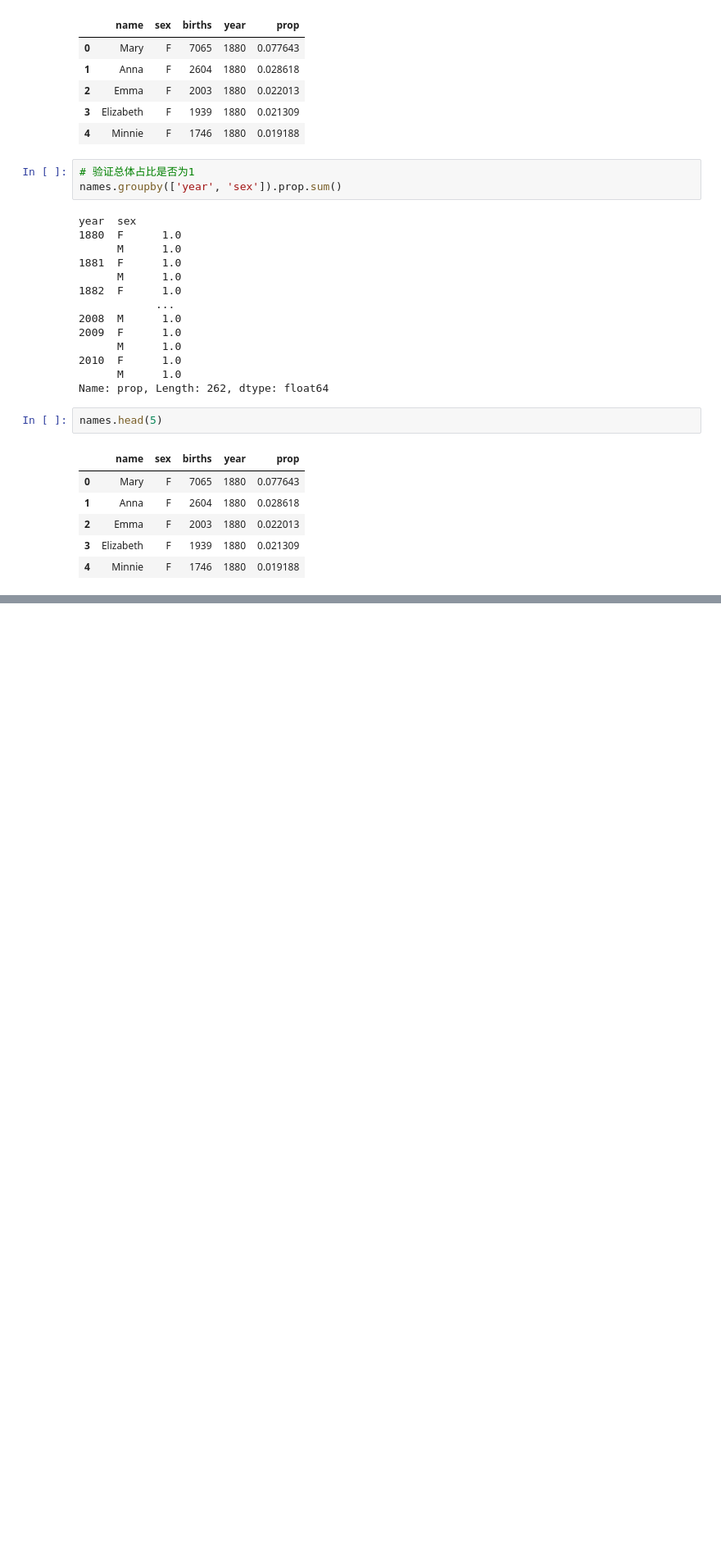
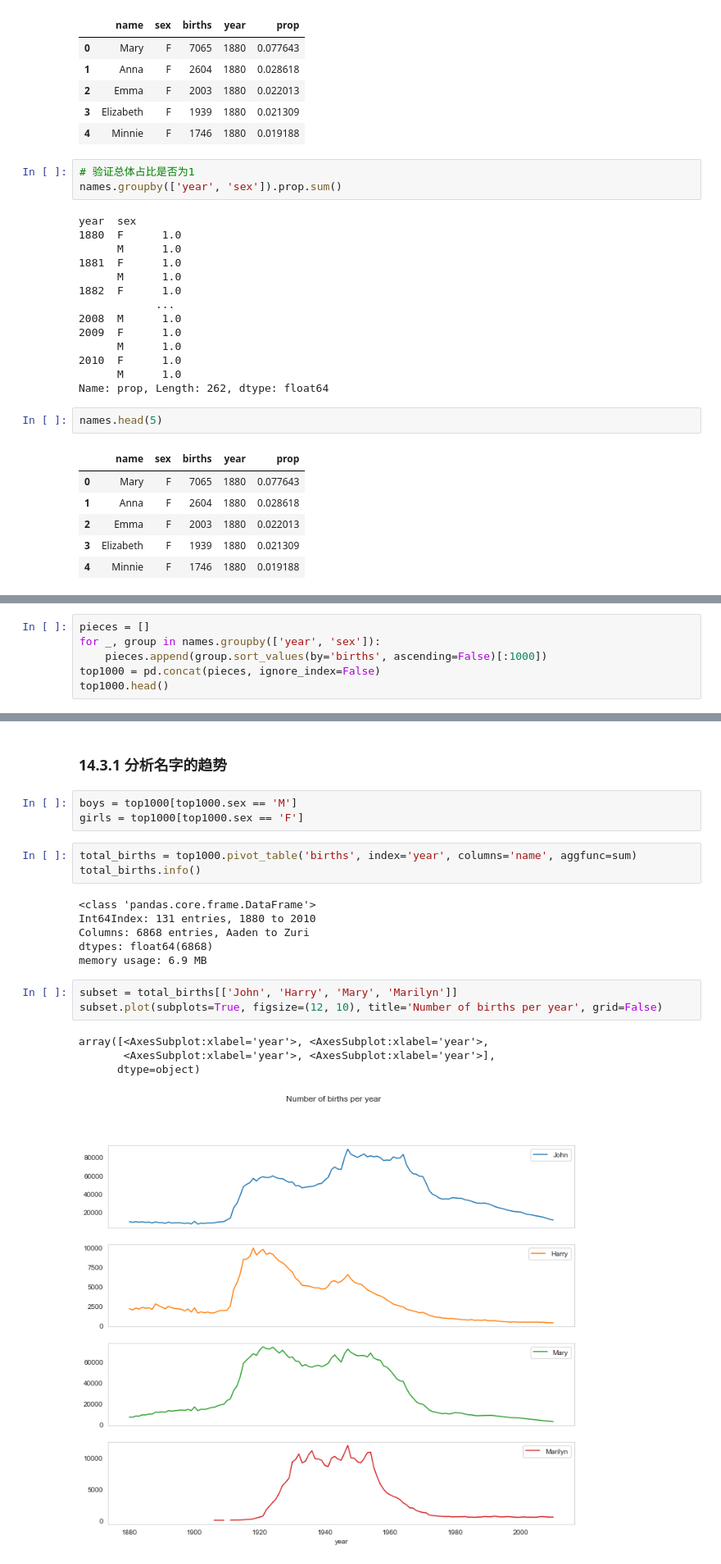
Before and after one commit to wfy0508/LearningPython, a Jupyter notebook: dataAnalysis/chapter14.ipynb, the cells around one changed output, grey strips where cells are left out. Shown at 82% size. Cells and saved outputs as stored; diff of their text form; blank space fills up the shorter version.

```diff
--- a/dataAnalysis/chapter14.ipynb
+++ b/dataAnalysis/chapter14.ipynb
@@ -687,0 +698,6 @@ top1000.head(10)
+# %%
+pieces = []
+for _, group in names.groupby(['year', 'sex']):
+    pieces.append(group.sort_values(by='births', ascending=False)[:1000])
+top1000 = pd.concat(pieces, ignore_index=False)
+top1000.head()
@@ -687,0 +725,22 @@ top1000.head(10)
+# %% [markdown]
+### 14.3.1 分析名字的趋势
+# %%
+boys = top1000[top1000.sex == 'M']
+girls = top1000[top1000.sex == 'F']
+# %%
+total_births = top1000.pivot_table('births', index='year', columns='name', aggfunc=sum)
+total_births.info()
+# %% [output]
+<class 'pandas.core.frame.DataFrame'>
+Int64Index: 131 entries, 1880 to 2010
+Columns: 6868 entries, Aaden to Zuri
+dtypes: float64(6868)
+memory usage: 6.9 MB
+# %%
+subset = total_births[['John', 'Harry', 'Mary', 'Marilyn']]
+subset.plot(subplots=True, figsize=(12, 10), title='Number of births per year', grid=False)
+# %% [output]
+array([<AxesSubplot:xlabel='year'>, <AxesSubplot:xlabel='year'>,
+       <AxesSubplot:xlabel='year'>, <AxesSubplot:xlabel='year'>],
+      dtype=object)
+[figure, added]
```
Also changed, not shown: parts of 19 cells of this notebook.
